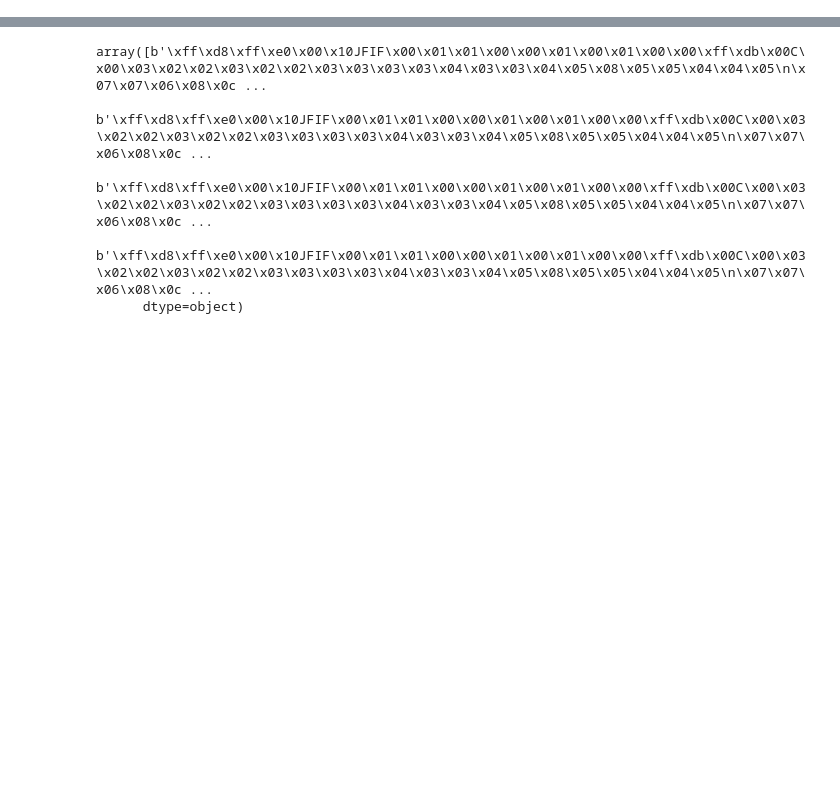
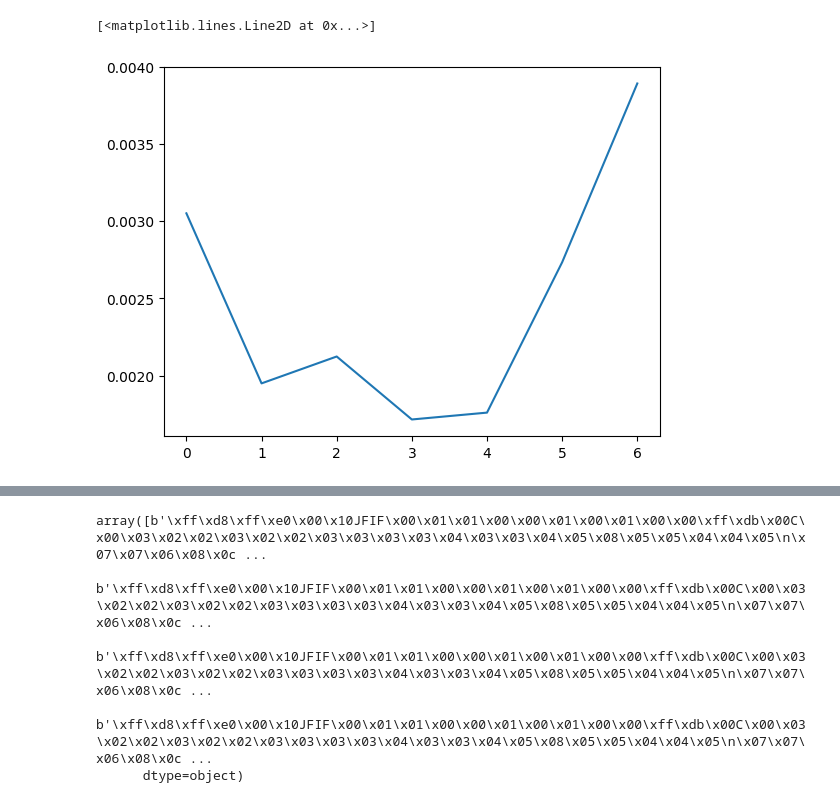
Before and after one commit to jacksonjacobs1/patchsorter_prototyping, a Jupyter notebook: patch_storage/tiledb_blob_storage.ipynb, the cells around one changed output, grey strips where cells are left out. Saved outputs shown, nothing was run; the diff lists cells and outputs as text; code cells hidden in the pictures; blank space fills up the shorter version.

```diff
--- a/patch_storage/tiledb_blob_storage.ipynb
+++ b/patch_storage/tiledb_blob_storage.ipynb
@@ -79,0 +85,5 @@ with tiledb.open(array_uri) as A:
+# %%
+plt.plot([run for run in _.all_runs])
+# %% [output]
+[<matplotlib.lines.Line2D at 0x...>]
+[figure, added]
```
Also changed, not shown: parts of 8 cells of this notebook, 3 other files.
